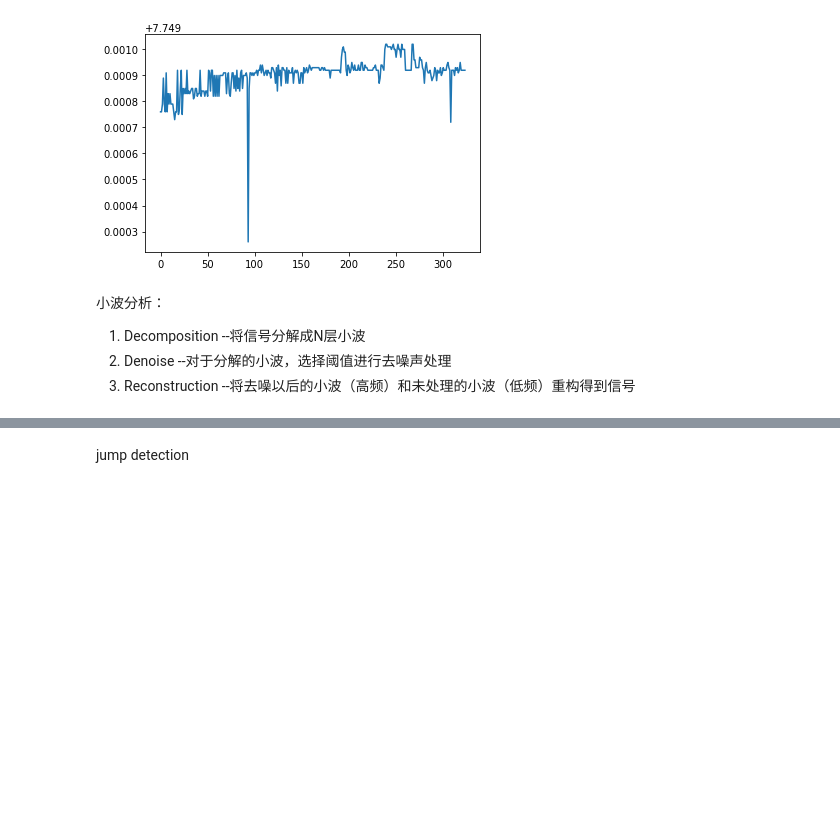
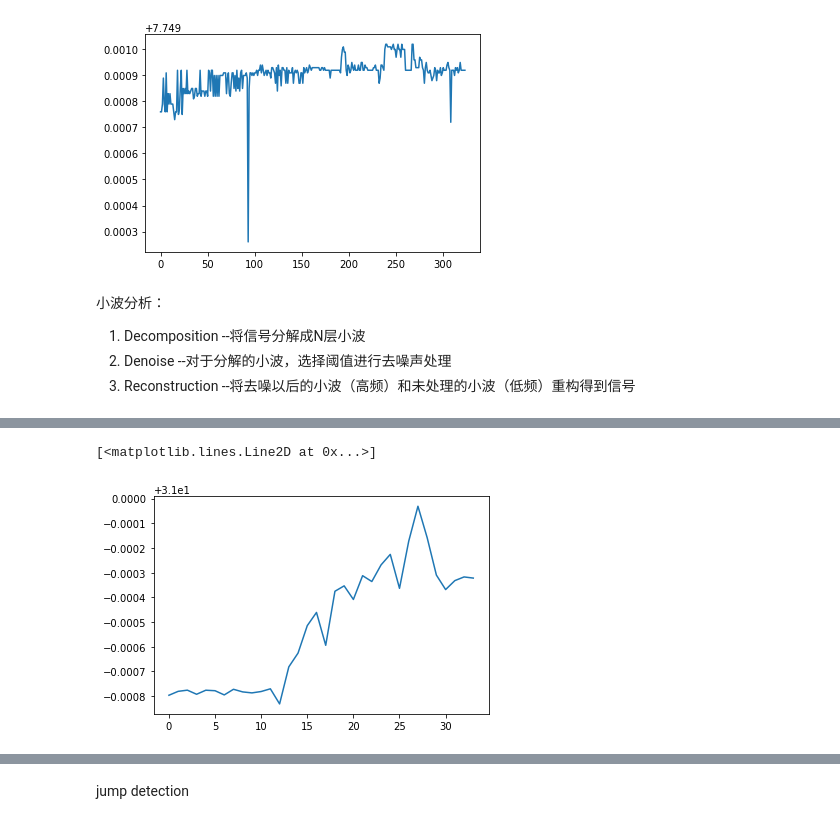
Before and after one commit to dashan0313/quant, a Jupyter notebook: data_processing/小波分析_hf-Copy1.ipynb, the cells around one changed output, grey strips where cells are left out. Drawn from its saved outputs; the diff is of its cells as text; code cells hidden in the pictures; blank space fills up the shorter version.

```diff
--- a/data_processing/小波分析_hf-Copy1.ipynb
+++ b/data_processing/小波分析_hf-Copy1.ipynb
@@ -80,3 +80,8 @@ res_4_df.head(5)
+# %%
+plt.plot(range(len(res_4[0])),res_4[0])
+# %% [output]
+[<matplotlib.lines.Line2D at 0x...>]
+[figure, added]
 # %%
 fig = plt.figure(figsize=(14,7))      #设置图形大小
 for j in [1,2,3,4]:
```
Also changed, not shown: parts of 10 cells of this notebook, 1 other file.
